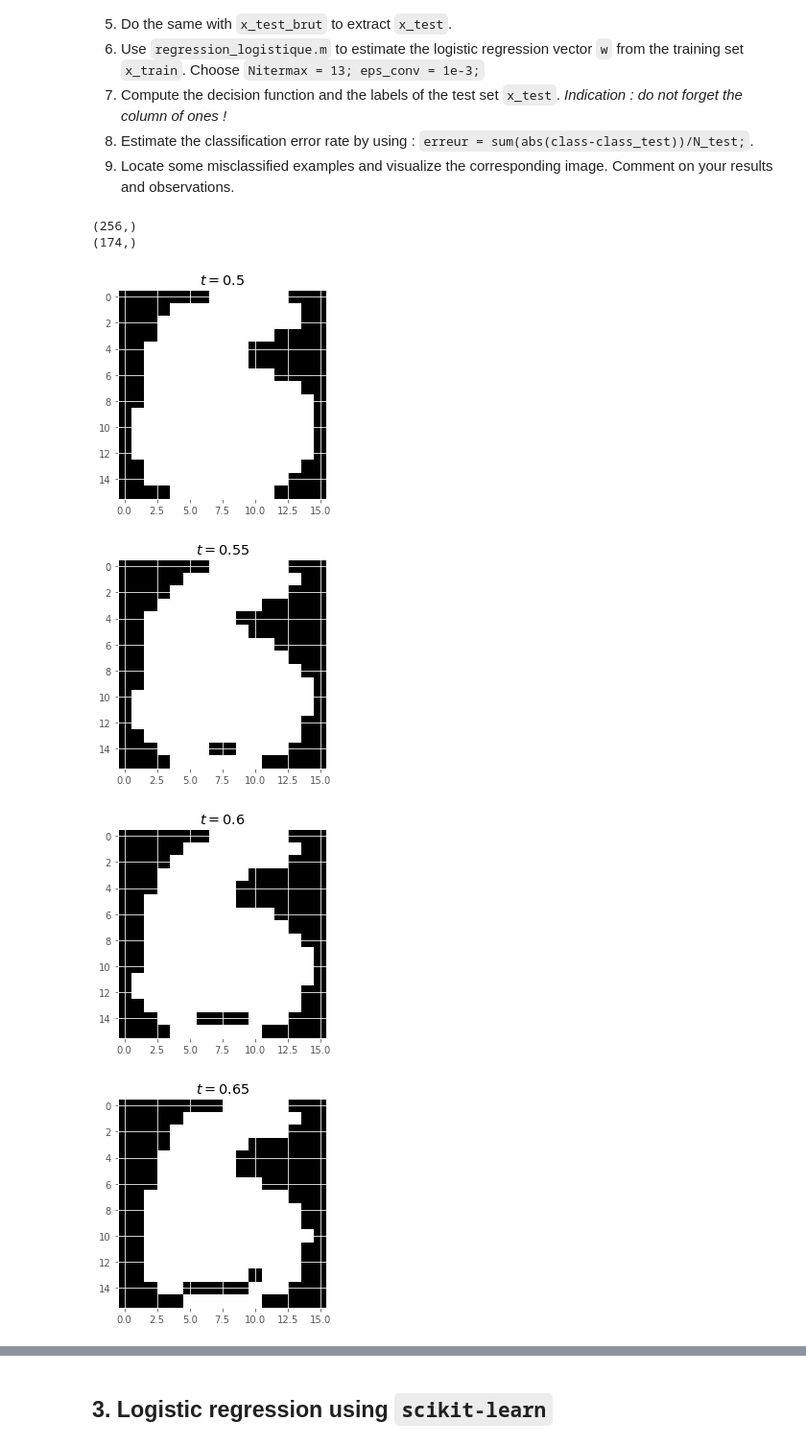
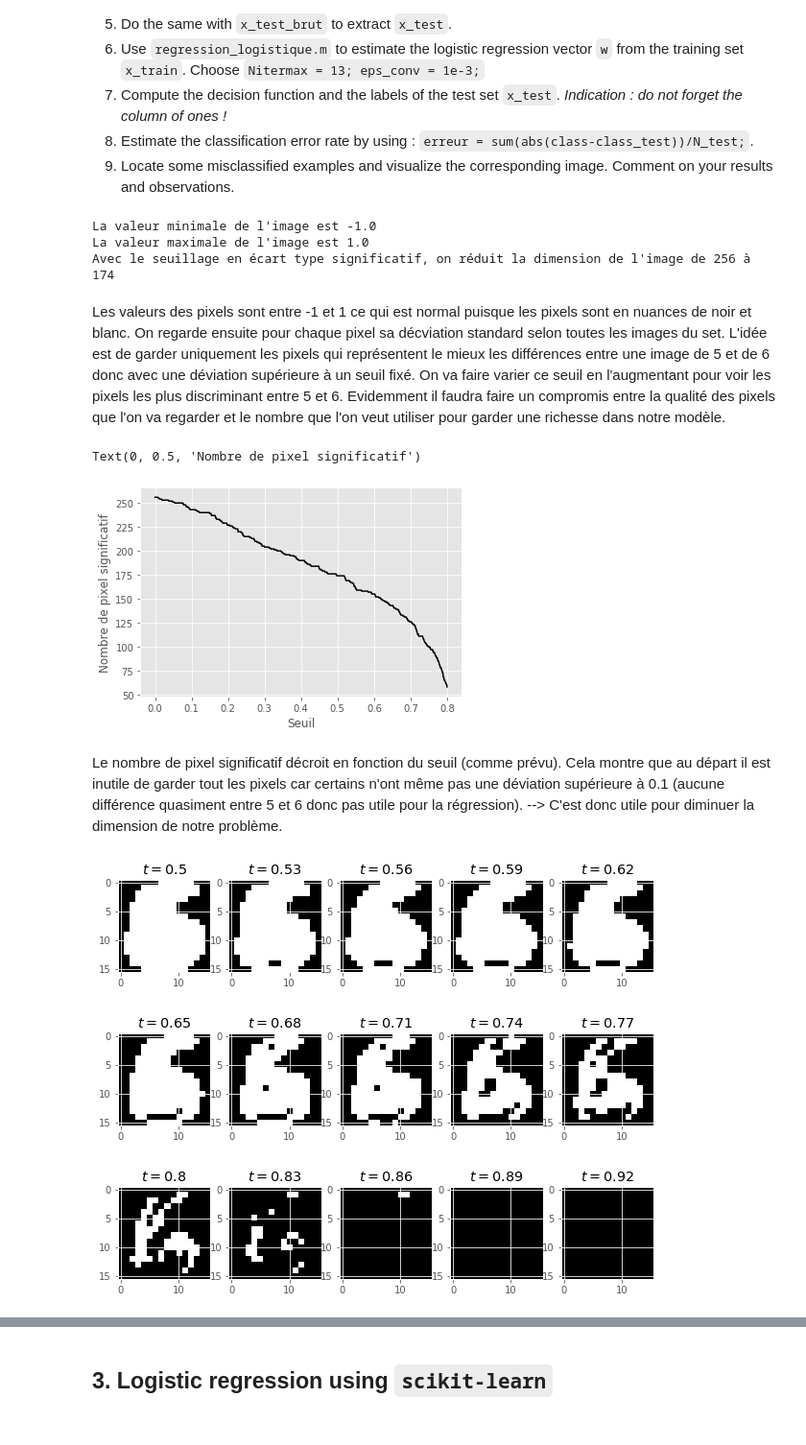
Before and after one commit to VictorCilleros/ML, a Jupyter notebook: TP3_archive/TP3_logistic_regression.ipynb, the cells around one changed output, grey strips where cells are left out. Shown: that part at 96% size. Cells and saved outputs as stored; diff of their text form; code cells hidden in the pictures.

```diff
--- a/TP3_archive/TP3_logistic_regression.ipynb
+++ b/TP3_archive/TP3_logistic_regression.ipynb
@@ -302,27 +391,49 @@ _Indication : do not forget the column of ones !_
 Comment on your results and observations.
 # %%
 # Exercise 2
-I2=train_6[n]
-print(I2.shape)
-#print(min(I2))
-#print(max(I2))
-#print(std(I2)) # daviation standard de l'image I2
+
+
+print(f"La valeur minimale de l'image est { np.min(I)}")
+print(f"La valeur maximale de l'image est { np.max(I)}")
+
 tabStd=np.std(train,axis=1) # donne la déviation standard sur chaque ligne donc pour chaque image de train_5 : array de taille 556
 IndicesStd=np.argwhere(np.std(train,axis=0)>0.5).ravel() # donne la déviation standard sur chaque colonne donc pour chaque image de train_5 : array de taille 256 et on regarde la déviation >0.5
-print(IndicesStd.shape)
+
+print(f"Avec le seuillage en écart type significatif, on réduit la dimension de l'image de 256 à {IndicesStd.shape[0]}")
 # %% [output]
-(256,)
-(174,)
+La valeur minimale de l'image est -1.0
+La valeur maximale de l'image est 1.0
+Avec le seuillage en écart type significatif, on réduit la dimension de l'image de 256 à 174
+# %% [markdown]
+Les valeurs des pixels sont entre -1 et 1 ce qui est normal puisque les pixels sont en nuances de noir et blanc.
+On regarde ensuite pour chaque pixel sa décviation standard selon toutes les images du set. L'idée est de garder uniquement les pixels qui représentent le mieux les différences entre une image de 5 et de 6 donc avec une déviation supérieure à un seuil fixé.
+On va faire varier ce seuil en l'augmentant pour voir les pixels les plus discriminant entre 5 et 6. Evidemment il faudra faire un compromis entre la qualité des pixels que l'on va regarder et le nombre que l'on veut utiliser pour garder une richesse dans notre modèle.
+# %%
+seuil = np.linspace(0,0.8,1000)
+Nb_pixel_significatif_fonction=lambda x: np.sum(np.std(train,axis=0) > x)
+Nb_pixel_significatif=[Nb_pixel_significatif_fonction(s) for s in seuil]
+plt.plot(seuil,Nb_pixel_significatif,color='black')
+plt.xlabel('Seuil')
+plt.ylabel('Nombre de pixel significatif')
+# %% [output]
+Text(0, 0.5, 'Nombre de pixel significatif')
+[figure, added]
+# %% [markdown]
+Le nombre de pixel significatif décroit en fonction du seuil (comme prévu). Cela montre que au départ il est inutile de garder tout les pixels car certains n'ont même pas une déviation supérieure à 0.1 (aucune différence quasiment entre 5 et 6 donc pas utile pour la régression).
+--> C'est donc utile pour diminuer la dimension de notre problème.
 # %%
-n = 8
-for i in range(n):
-
-    plt.figure(figsize=(4,4))
-
-    plt.title(f"$t = {0.5+i*0.05} $")
-    plt.imshow((np.std(train,axis=0)>0.5+i*0.05).reshape((16,16)),cmap='gray')
+n = 15
+n_per_line = 5
+incr = 0.03
+beg = 0.5
+for i in range(n//n_per_line):
+    plt.figure(figsize=(10,10))
+    for j in range(n_per_line):
+        threashold = beg + (j+i*n_per_line)*incr
+        plt.subplot(1,n_per_line,j+1)
+        plt.title(f"$t = {round(threashold,2)} $")
+        plt.imshow((np.std(train,axis=0)>threashold).reshape((16,16)),cmap='gray')
 # %% [output]
-[figure, old version]
+[figure, new version]
-[figure, old version]
+[figure, new version]
-[figure, old version]
+[figure, new version]
-[figure, removed]
```
Also changed, not shown: parts of 30 cells of this notebook.
